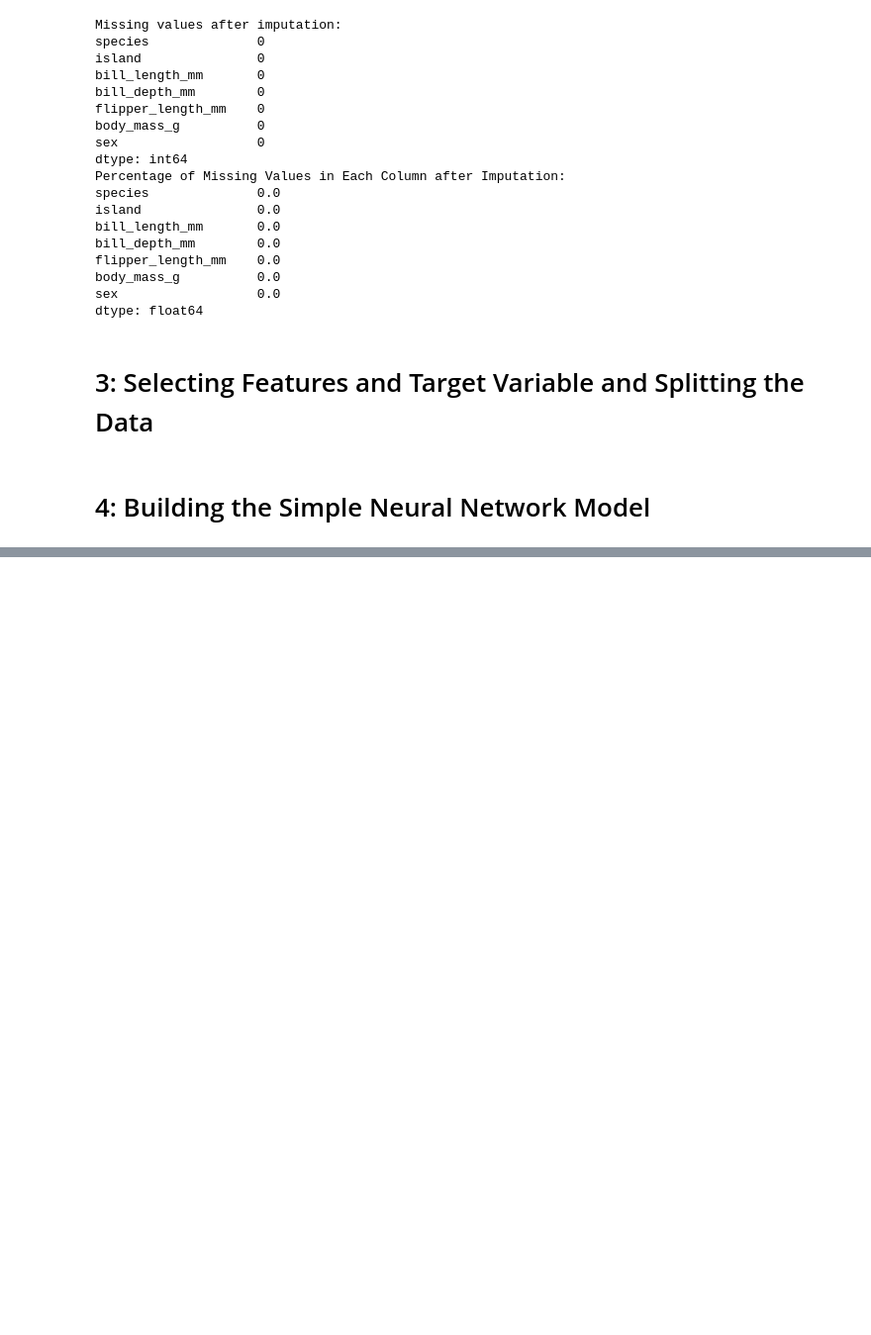
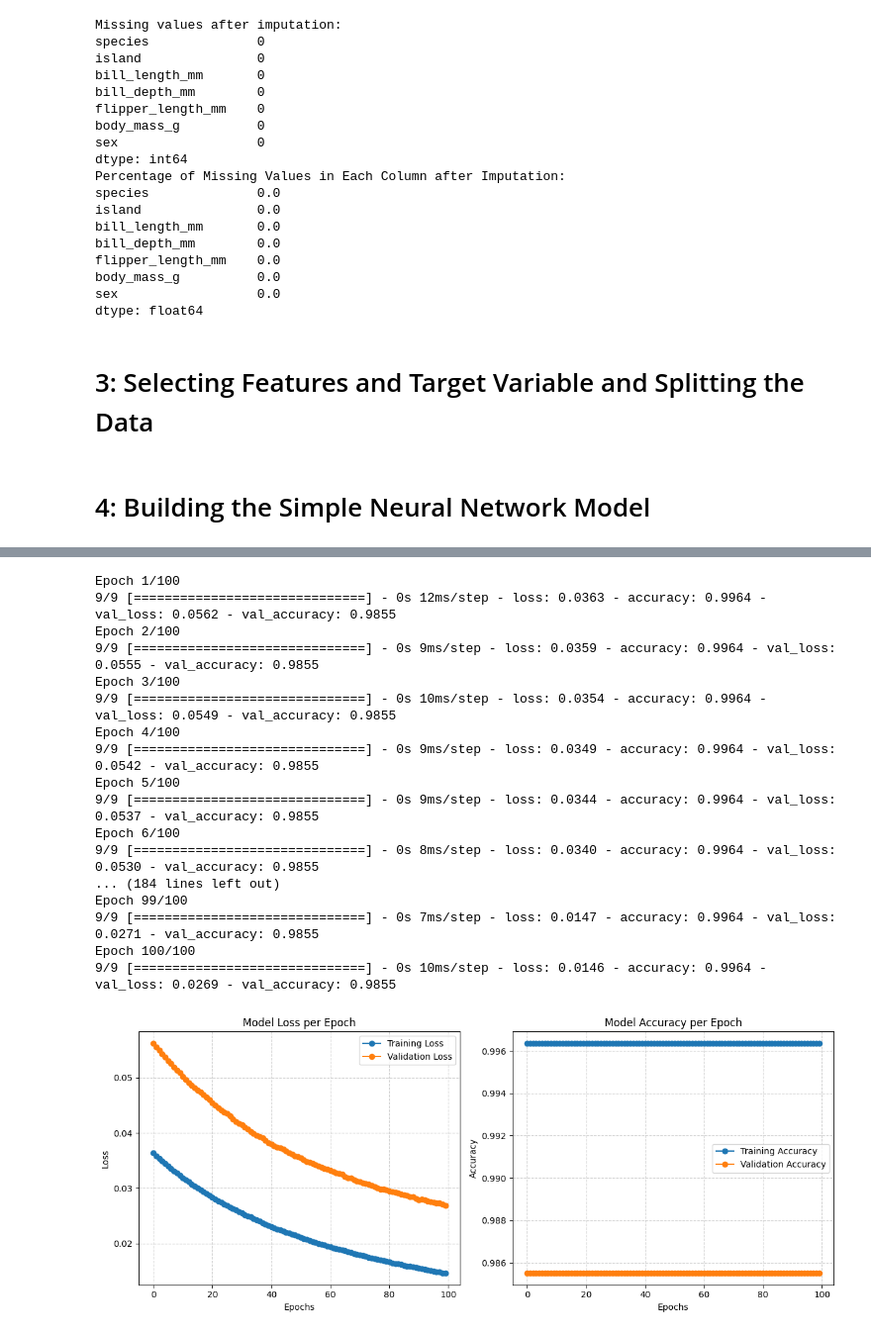
Before and after one commit to Asad15-tech/Alyz.code, a Jupyter notebook: Deep Learning/01_Simple_NN.ipynb, the cells around one changed output, grey strips where cells are left out. Shown at 99% size. Drawn from its saved outputs; the diff is of its cells as text; code cells hidden in the pictures; blank space fills up the shorter version.

```diff
--- a/Deep Learning/01_Simple_NN.ipynb
+++ b/Deep Learning/01_Simple_NN.ipynb
@@ -238,15 +238,21 @@ Wall time: 4.17 s
 <keras.callbacks.History at 0x...>
 # %%
 # -----------------------------
-# Step 5: Convert test set to numpy
+# Step 5: Convert sets to numpy
 # -----------------------------
+X_train_np = X_train.to_numpy().astype("float32") if isinstance(X_train, pd.DataFrame) else np.array(X_train, dtype="float32")
 X_test_np = X_test.to_numpy().astype("float32") if isinstance(X_test, pd.DataFrame) else np.array(X_test, dtype="float32")
-y_test_np = y_test.to_numpy().astype("int32") if isinstance(y_test, pd.Series) else np.array(y_test, dtype="int32")
+
+y_train_np = y_train.to_numpy().astype("int32").ravel() if isinstance(y_train, (pd.Series, pd.DataFrame)) else np.array(y_train, dtype="int32").ravel()
+y_test_np = y_test.to_numpy().astype("int32").ravel() if isinstance(y_test, (pd.Series, pd.DataFrame)) else np.array(y_test, dtype="int32").ravel()
+
+print("Shapes -> X_train:", X_train_np.shape, "y_train:", y_train_np.shape)
+print("Shapes -> X_test:", X_test_np.shape, "y_test:", y_test_np.shape)
 
 # -----------------------------
 # Step 6: Evaluate Model
 # -----------------------------
-train_loss, train_acc = model.evaluate(X_train, y_train, verbose=0)
+train_loss, train_acc = model.evaluate(X_train_np, y_train_np, verbose=0)
 test_loss, test_acc = model.evaluate(X_test_np, y_test_np, verbose=0)
 
 print(f"\nTraining Loss: {train_loss:.4f}, Training Accuracy: {train_acc:.4f}")
@@ -258,7 +264,9 @@ print(f"Testing Loss: {test_loss:.4f}, Testing Accuracy: {test_acc:.4f}")
 y_test_pred_probs = model.predict(X_test_np)
 y_test_pred = np.argmax(y_test_pred_probs, axis=1)
 
+# -----------------------------
 # Step 8: Decode labels back to original
+# -----------------------------
 le_target = label_encoders["species"]   # Assuming 'species' is the target column
 y_test_pred_labels = le_target.inverse_transform(y_test_pred)
 y_test_actual_labels = le_target.inverse_transform(y_test_np)
@@ -295,3 +303,55 @@ Some Actual vs Predicted on Test Data:
 Wrong Predictions:
        Actual Predicted  Correct
 65  Chinstrap    Adelie    False
+# %%
+import matplotlib.pyplot as plt
+
+history = model.fit(X_train_np, y_train_np, validation_data=(X_test_np, y_test_np), epochs=100, batch_size=32)
+
+# -----------------------------
+# Plot Training & Validation Loss and Accuracy
+# -----------------------------
+plt.figure(figsize=(12,5))
+
+# Plot Loss
+plt.subplot(1,2,1)
+plt.plot(history.history["loss"], label="Training Loss", marker="o")
+plt.plot(history.history["val_loss"], label="Validation Loss", marker="o")
+plt.title("Model Loss per Epoch")
+plt.xlabel("Epochs")
+plt.ylabel("Loss")
+plt.legend()
+plt.grid(True, linestyle="--", alpha=0.6)
+
+# Plot Accuracy (if available)
+if "accuracy" in history.history:
+    plt.subplot(1,2,2)
+    plt.plot(history.history["accuracy"], label="Training Accuracy", marker="o")
+    plt.plot(history.history["val_accuracy"], label="Validation Accuracy", marker="o")
+    plt.title("Model Accuracy per Epoch")
+    plt.xlabel("Epochs")
+    plt.ylabel("Accuracy")
+    plt.legend()
+    plt.grid(True, linestyle="--", alpha=0.6)
+
+plt.tight_layout()
+plt.show()
+# %% [output]
+Epoch 1/100
+9/9 [==============================] - 0s 12ms/step - loss: 0.0363 - accuracy: 0.9964 - val_loss: 0.0562 - val_accuracy: 0.9855
+Epoch 2/100
+9/9 [==============================] - 0s 9ms/step - loss: 0.0359 - accuracy: 0.9964 - val_loss: 0.0555 - val_accuracy: 0.9855
+Epoch 3/100
+9/9 [==============================] - 0s 10ms/step - loss: 0.0354 - accuracy: 0.9964 - val_loss: 0.0549 - val_accuracy: 0.9855
+Epoch 4/100
+9/9 [==============================] - 0s 9ms/step - loss: 0.0349 - accuracy: 0.9964 - val_loss: 0.0542 - val_accuracy: 0.9855
+Epoch 5/100
+9/9 [==============================] - 0s 9ms/step - loss: 0.0344 - accuracy: 0.9964 - val_loss: 0.0537 - val_accuracy: 0.9855
+Epoch 6/100
+9/9 [==============================] - 0s 8ms/step - loss: 0.0340 - accuracy: 0.9964 - val_loss: 0.0530 - val_accuracy: 0.9855
+... (184 lines left out)
+Epoch 99/100
+9/9 [==============================] - 0s 7ms/step - loss: 0.0147 - accuracy: 0.9964 - val_loss: 0.0271 - val_accuracy: 0.9855
+Epoch 100/100
+9/9 [==============================] - 0s 10ms/step - loss: 0.0146 - accuracy: 0.9964 - val_loss: 0.0269 - val_accuracy: 0.9855
+[figure, added]
```
Also changed, not shown: parts of 2 cells of this notebook.
